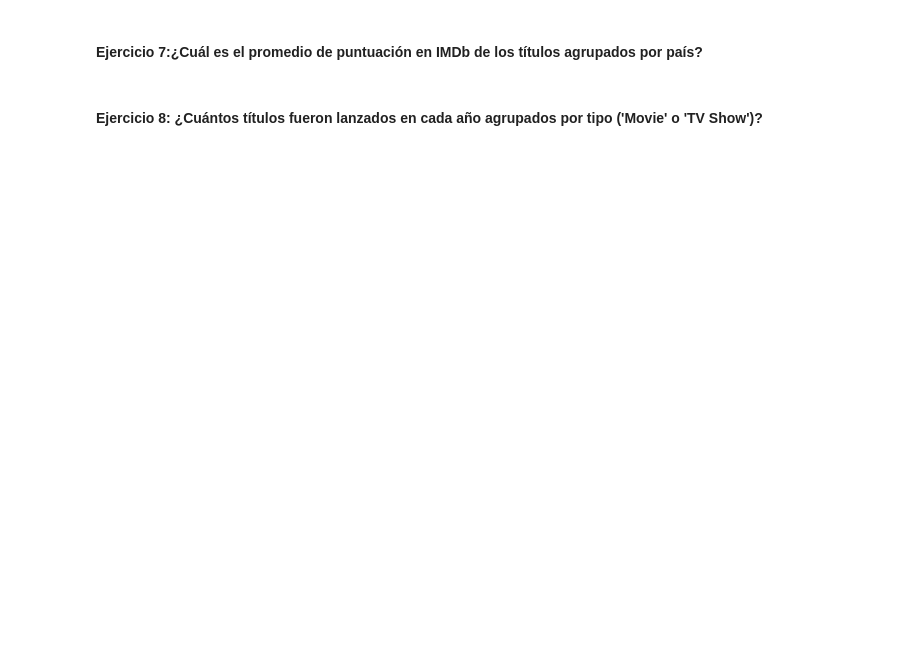
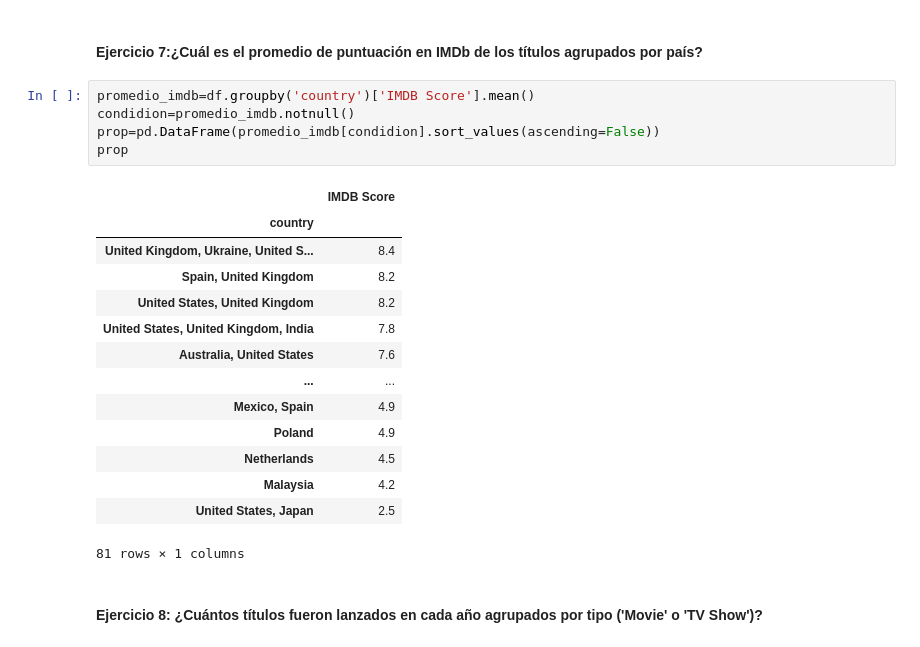
Before and after one commit to SrAlcast/2.3.filtrado_y_groupby, a Jupyter notebook: laboratorio-modulo2-leccion03-groupby.ipynb, the cells around one changed output. Saved outputs shown, nothing was run; the diff lists cells and outputs as text; blank space fills up the shorter version.

```diff
--- a/laboratorio-modulo2-leccion03-groupby.ipynb
+++ b/laboratorio-modulo2-leccion03-groupby.ipynb
@@ -82,4 +191,24 @@ df.head()
 # %% [markdown]
 #### Ejercicio 7:¿Cuál es el promedio de puntuación en IMDb de los títulos agrupados por país?
+# %%
+promedio_imdb=df.groupby('country')['IMDB Score'].mean()
+condidion=promedio_imdb.notnull()
+prop=pd.DataFrame(promedio_imdb[condidion].sort_values(ascending=False))
+prop
+# %% [output]
+|  | IMDB Score |
+| country |  |
+| United Kingdom, Ukraine, United S... | 8.4 |
+| Spain, United Kingdom | 8.2 |
+| United States, United Kingdom | 8.2 |
+| United States, United Kingdom, India | 7.8 |
+| Australia, United States | 7.6 |
+| ... | ... |
+| Mexico, Spain | 4.9 |
+| Poland | 4.9 |
+| Netherlands | 4.5 |
+| Malaysia | 4.2 |
+| United States, Japan | 2.5 |
+81 rows × 1 columns
 # %% [markdown]
 #### Ejercicio 8: ¿Cuántos títulos fueron lanzados en cada año agrupados por tipo ('Movie' o 'TV Show')?
```
Also changed, not shown: parts of 17 cells of this notebook.
